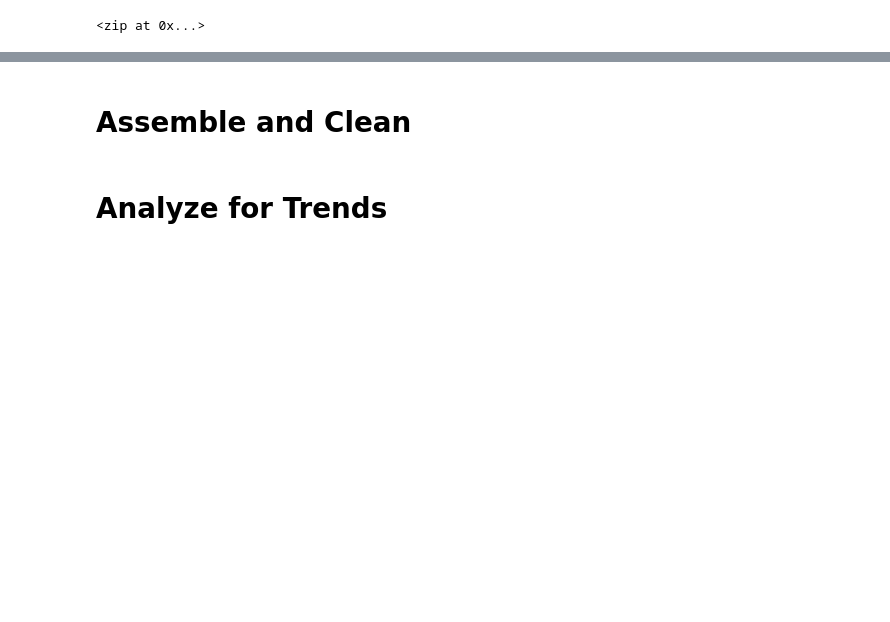
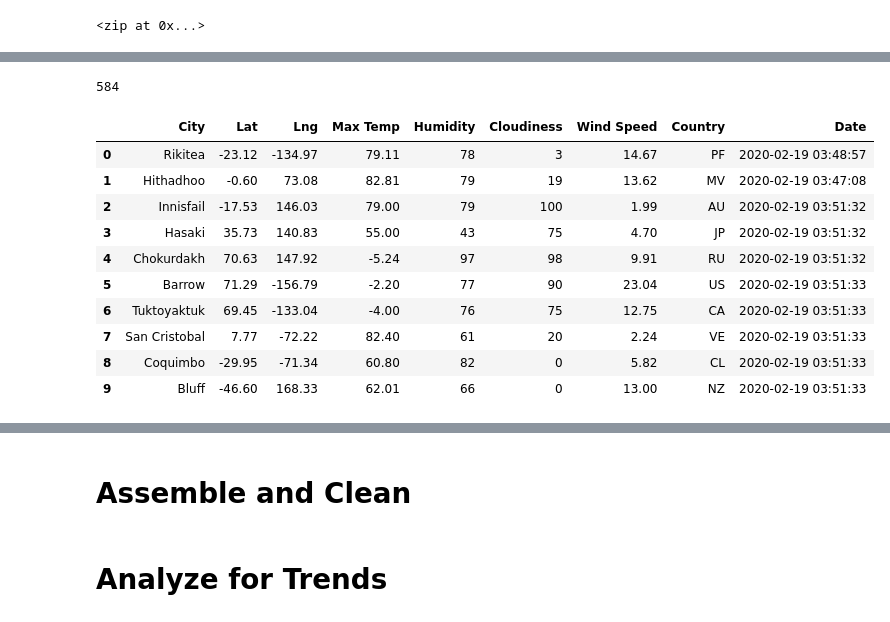
Before and after one commit to ljkirchman/World_Weather_Analysis, a Jupyter notebook: WeatherPy.ipynb, the cells around one changed output, grey strips where cells are left out. Drawn from its saved outputs; the diff is of its cells as text; code cells hidden in the pictures; blank space fills up the shorter version.

```diff
--- a/WeatherPy.ipynb
+++ b/WeatherPy.ipynb
@@ -18,0 +25,4 @@ from citipy import citipy
+# %%
+# Starting URL for Weather Map API Call.
+url = "http://api.openweathermap.org/data/2.5/weather?units=Imperial&APPID=" + weather_api_key
+print(url)
@@ -46,0 +140,20 @@ len(cities)
+# %%
+len(city_data)
+# %% [output]
+584
+# %%
+# Convert the array of dictionaries to a Pandas DataFrame.
+city_data_df = pd.DataFrame(city_data)
+city_data_df.head(10)
+# %% [output]
+|  | City | Lat | Lng | Max Temp | Humidity | Cloudiness | Wind Speed | Country | Date |
+| 0 | Rikitea | -23.12 | -134.97 | 79.11 | 78 | 3 | 14.67 | PF | 2020-02-19 03:48:57 |
+| 1 | Hithadhoo | -0.60 | 73.08 | 82.81 | 79 | 19 | 13.62 | MV | 2020-02-19 03:47:08 |
+| 2 | Innisfail | -17.53 | 146.03 | 79.00 | 79 | 100 | 1.99 | AU | 2020-02-19 03:51:32 |
+| 3 | Hasaki | 35.73 | 140.83 | 55.00 | 43 | 75 | 4.70 | JP | 2020-02-19 03:51:32 |
+| 4 | Chokurdakh | 70.63 | 147.92 | -5.24 | 97 | 98 | 9.91 | RU | 2020-02-19 03:51:32 |
+| 5 | Barrow | 71.29 | -156.79 | -2.20 | 77 | 90 | 23.04 | US | 2020-02-19 03:51:33 |
+| 6 | Tuktoyaktuk | 69.45 | -133.04 | -4.00 | 76 | 75 | 12.75 | CA | 2020-02-19 03:51:33 |
+| 7 | San Cristobal | 7.77 | -72.22 | 82.40 | 61 | 20 | 2.24 | VE | 2020-02-19 03:51:33 |
+| 8 | Coquimbo | -29.95 | -71.34 | 60.80 | 82 | 0 | 5.82 | CL | 2020-02-19 03:51:33 |
+| 9 | Bluff | -46.60 | 168.33 | 62.01 | 66 | 0 | 13.00 | NZ | 2020-02-19 03:51:33 |
```
Also changed, not shown: parts of 8 cells of this notebook.
